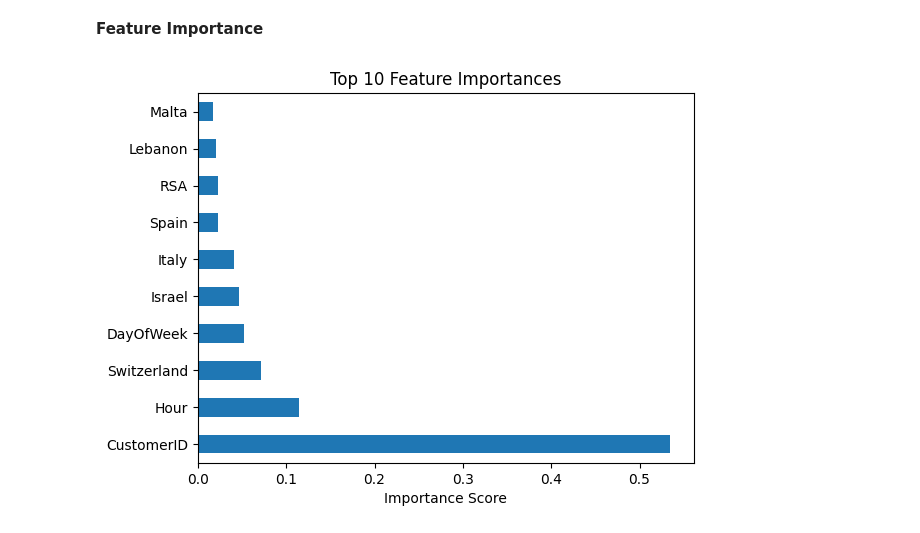
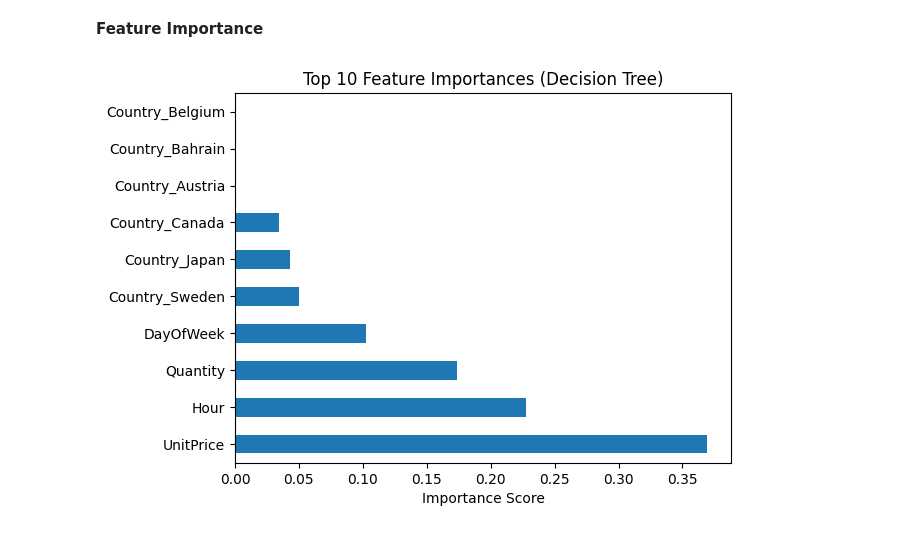
Before and after one commit to Tanvi54/PRODIGY_DS_03, a Jupyter notebook: Prodigy_DS_Task03.ipynb, the cells around one changed output. Saved outputs shown, nothing was run; the diff lists cells and outputs as text; code cells hidden in the pictures.

```diff
--- a/Prodigy_DS_Task03.ipynb
+++ b/Prodigy_DS_Task03.ipynb
@@ -106,0 +66,4 @@ y = df_model['RepeatBuyer']
+# %%
+# Step 4: Merge to calculate repeat purchase label
+first_purchase = first_purchase.merge(last_purchase_date, on='CustomerID', how='left')
+first_purchase['Purchased'] = (first_purchase['InvoiceDate'] < first_purchase['LastPurchase']).astype(int)
@@ -106,0 +72,10 @@ y = df_model['RepeatBuyer']
+# %%
+# Step 5: Feature Engineering (based only on first purchase)
+first_purchase['Hour'] = first_purchase['InvoiceDate'].dt.hour
+first_purchase['DayOfWeek'] = first_purchase['InvoiceDate'].dt.dayofweek
+
+features = first_purchase[['Quantity', 'UnitPrice', 'Hour', 'DayOfWeek', 'Country']]
+target = first_purchase['Purchased']
+
+# One-hot encode country
+features = pd.get_dummies(features, columns=['Country'], drop_first=True)
@@ -107,5 +84,3 @@ y = df_model['RepeatBuyer']
 # %%
 # Step 6: Train-Test Split
-X_train, X_test, y_train, y_test = train_test_split(
-    X, y, test_size=0.2, random_state=42, stratify=y
-)
+X_train, X_test, y_train, y_test = train_test_split(features, target, test_size=0.2, random_state=42, stratify=target)
@@ -114,5 +87,5 @@ X_train, X_test, y_train, y_test = train_test_split(
 # %%
 # Step 7: Train Decision Tree
-clf = DecisionTreeClassifier(max_depth=8, random_state=42)
+clf = DecisionTreeClassifier(max_depth=6, random_state=42)
 clf.fit(X_train, y_train)
 # %% [output]
@@ -162,11 +123,11 @@ plt.show()
 # %% [markdown]
 **Feature Importance**
 # %%
-# Step 9: Visualize feature importance
-importances = pd.Series(clf.feature_importances_, index=X.columns)
+# Step 9: Feature Importance
+importances = pd.Series(clf.feature_importances_, index=features.columns)
 importances.nlargest(10).plot(kind='barh')
-plt.title("Top 10 Feature Importances")
+plt.title("Top 10 Feature Importances (Decision Tree)")
 plt.xlabel("Importance Score")
 plt.show()
 # %% [output]
-[figure, old version]
+[figure, new version]
```
Also changed, not shown: parts of 24 cells of this notebook.
